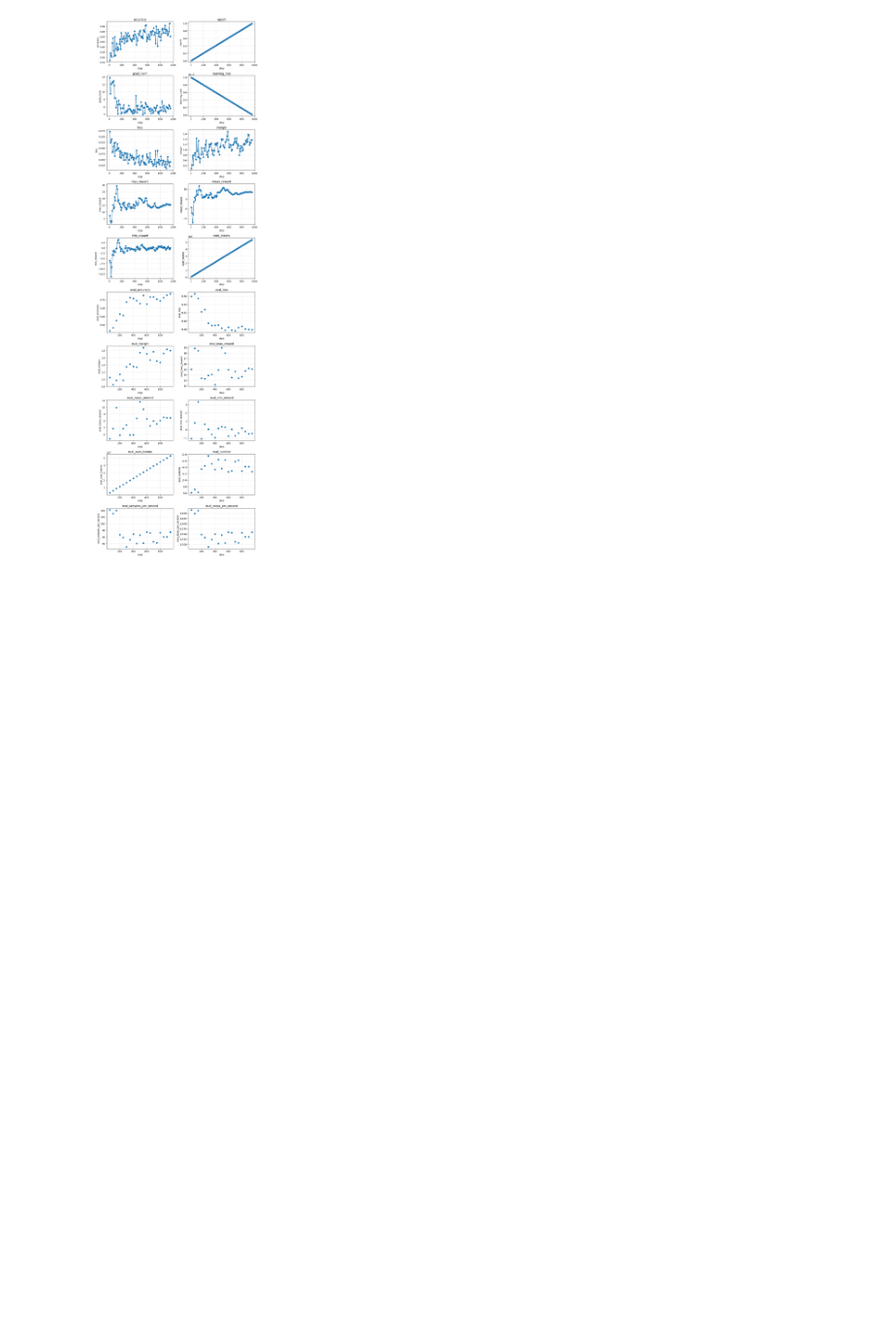
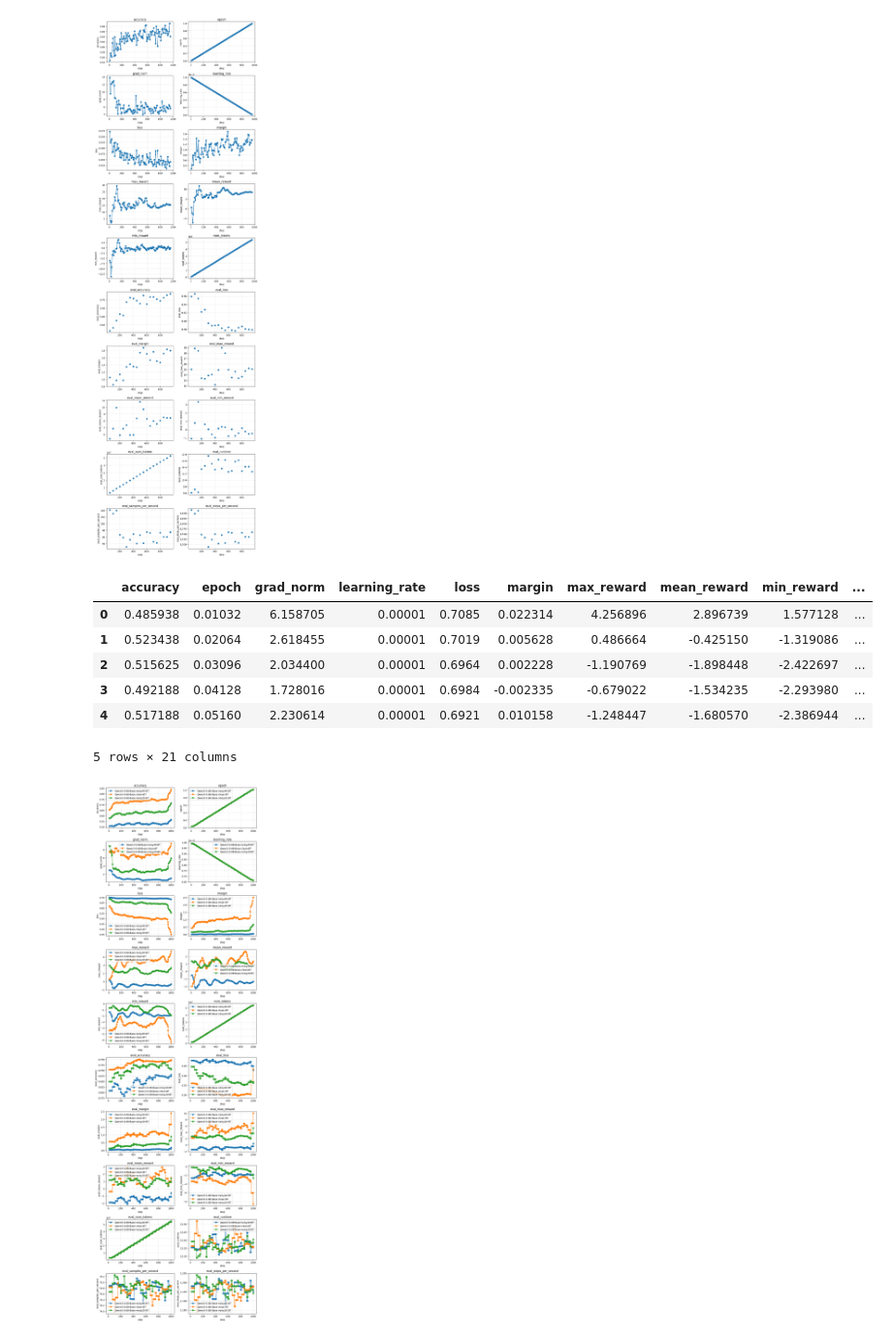
Before and after one commit to iamxjy/dl-rm-loss, a Jupyter notebook: reward_modeling/reward_modeling_visualize.ipynb, the cells around one changed output. Shown at 97% size. Drawn from its saved outputs; the diff is of its cells as text; code cells hidden in the pictures; blank space fills up the shorter version.

```diff
--- a/reward_modeling/reward_modeling_visualize.ipynb
+++ b/reward_modeling/reward_modeling_visualize.ipynb
@@ -92,0 +190,11 @@ plot(TRAINER_STATE_PATH)
+# %%
+plot_many(Path("models_epoch3/"), 1000, smoothing=10)
+# %% [output]
+|  | accuracy | epoch | grad_norm | learning_rate | loss | margin | max_reward | mean_reward | min_reward | ... |
+| 0 | 0.485938 | 0.01032 | 6.158705 | 0.00001 | 0.7085 | 0.022314 | 4.256896 | 2.896739 | 1.577128 | ... |
+| 1 | 0.523438 | 0.02064 | 2.618455 | 0.00001 | 0.7019 | 0.005628 | 0.486664 | -0.425150 | -1.319086 | ... |
+| 2 | 0.515625 | 0.03096 | 2.034400 | 0.00001 | 0.6964 | 0.002228 | -1.190769 | -1.898448 | -2.422697 | ... |
+| 3 | 0.492188 | 0.04128 | 1.728016 | 0.00001 | 0.6984 | -0.002335 | -0.679022 | -1.534235 | -2.293980 | ... |
+| 4 | 0.517188 | 0.05160 | 2.230614 | 0.00001 | 0.6921 | 0.010158 | -1.248447 | -1.680570 | -2.386944 | ... |
+5 rows × 21 columns
+[figure, added]
```
Also changed, not shown: parts of 1 cell of this notebook, 1 other file.
